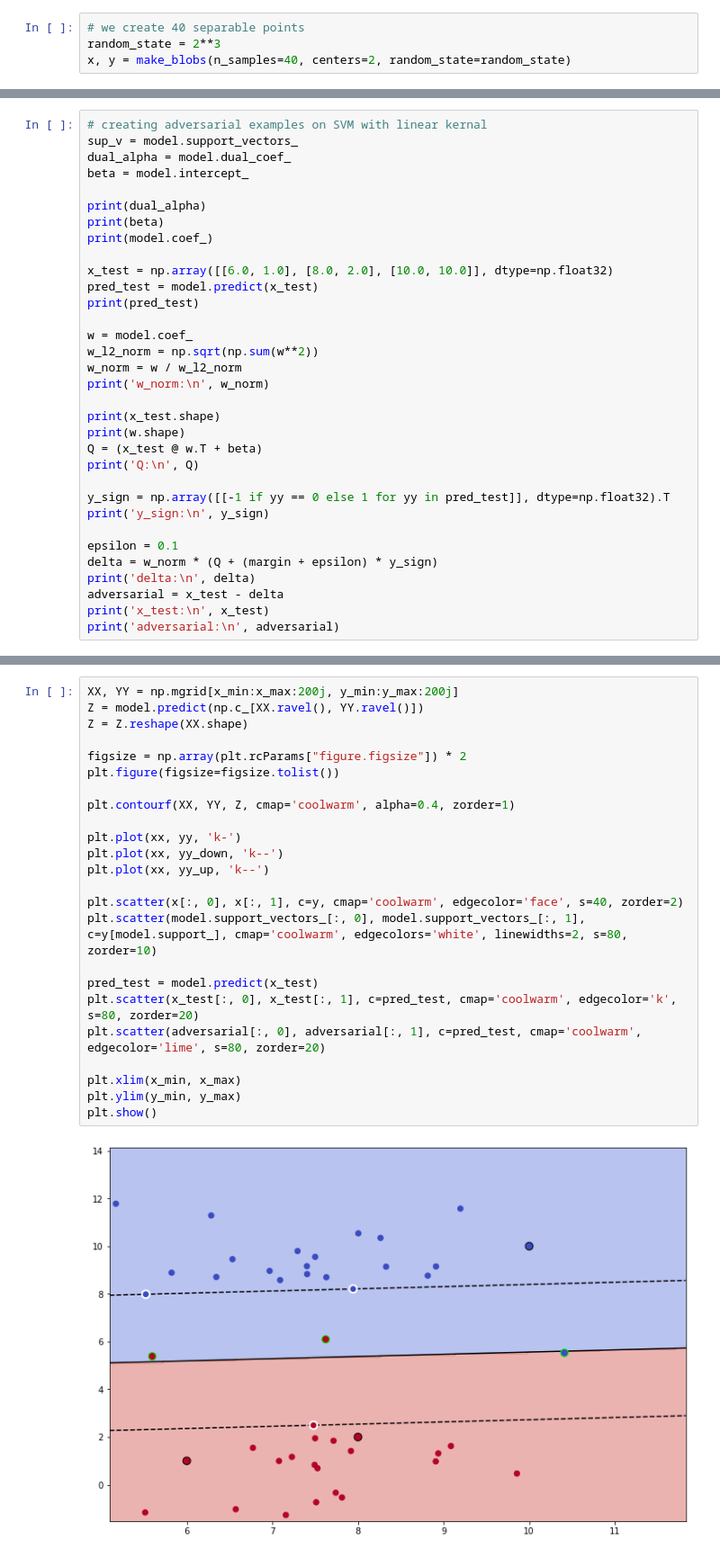
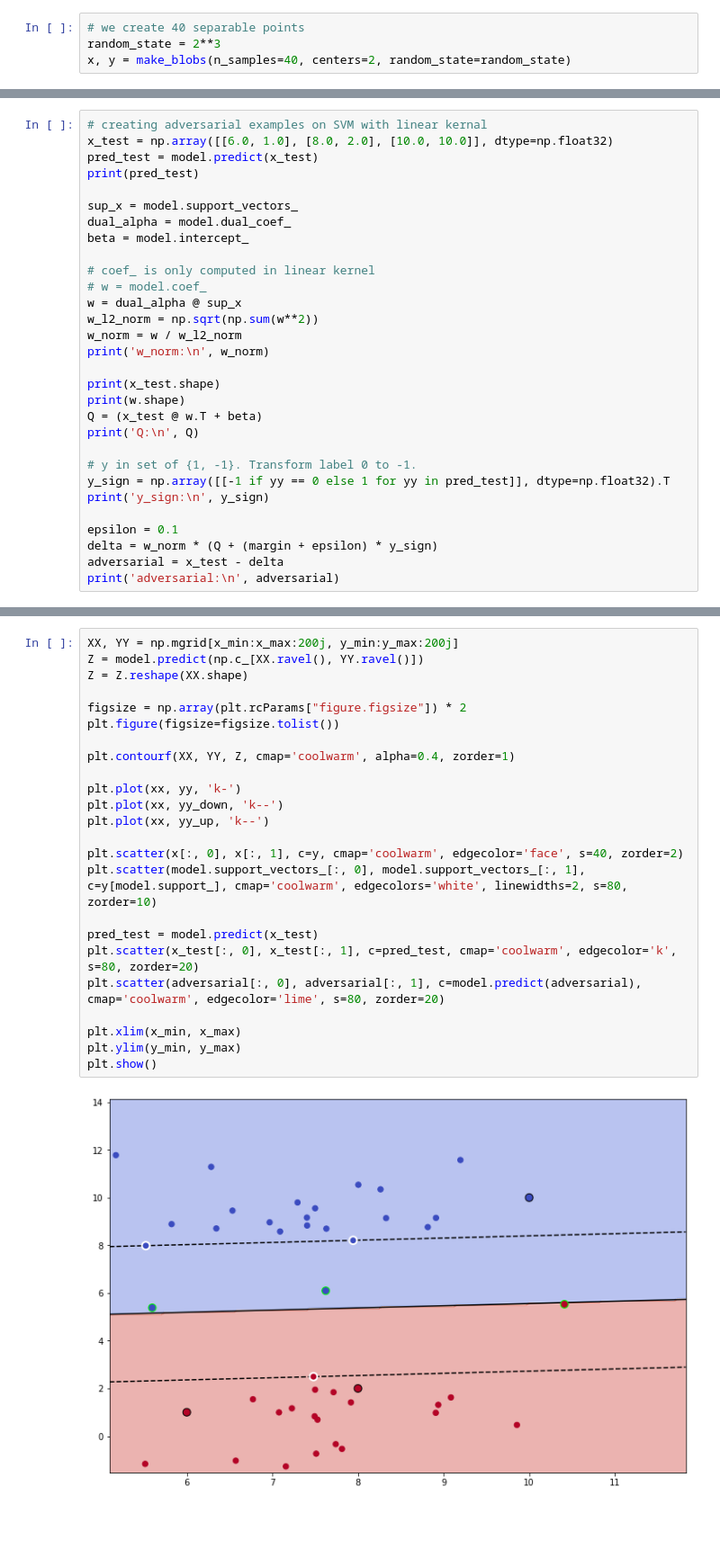
Before and after one commit to changx03/jupyter_tensorflow, a Jupyter notebook: svm_test.ipynb, the cells around one changed output, grey strips where cells are left out. Shown at 90% size. Saved outputs shown, nothing was run; the diff lists cells and outputs as text; blank space fills up the shorter version.

Commit message:
weight is not computed without coef_ in linear kernel

```diff
--- a/svm_test.ipynb
+++ b/svm_test.ipynb
@@ -57,19 +57,17 @@ intercept_ [1.636684]
  5.71639041 5.72902735]
 # %%
 # creating adversarial examples on SVM with linear kernal
-sup_v = model.support_vectors_
-dual_alpha = model.dual_coef_
-beta = model.intercept_
-
-print(dual_alpha)
-print(beta)
-print(model.coef_)
-
 x_test = np.array([[6.0, 1.0], [8.0, 2.0], [10.0, 10.0]], dtype=np.float32)
 pred_test = model.predict(x_test)
 print(pred_test)
 
-w = model.coef_
+sup_x = model.support_vectors_
+dual_alpha = model.dual_coef_
+beta = model.intercept_
+
+# coef_ is only computed in linear kernel
+# w = model.coef_
+w = dual_alpha @ sup_x
 w_l2_norm = np.sqrt(np.sum(w**2))
 w_norm = w / w_l2_norm
 print('w_norm:\n', w_norm)
@@ -79,13 +77,12 @@ print(w.shape)
 Q = (x_test @ w.T + beta)
 print('Q:\n', Q)
 
+# y in set of {1, -1}. Transform label 0 to -1.
 y_sign = np.array([[-1 if yy == 0 else 1 for yy in pred_test]], dtype=np.float32).T
 print('y_sign:\n', y_sign)
 
 epsilon = 0.1
 delta = w_norm * (Q + (margin + epsilon) * y_sign)
-print('delta:\n', delta)
 adversarial = x_test - delta
-print('x_test:\n', x_test)
 print('adversarial:\n', adversarial)
 # %% [output]
@@ -109,26 +106,26 @@ adversarial:
 # %%
 XX, YY = np.mgrid[x_min:x_max:200j, y_min:y_max:200j]
 Z = model.predict(np.c_[XX.ravel(), YY.ravel()])
 Z = Z.reshape(XX.shape)
 
 figsize = np.array(plt.rcParams["figure.figsize"]) * 2
 plt.figure(figsize=figsize.tolist())
 
 plt.contourf(XX, YY, Z, cmap='coolwarm', alpha=0.4, zorder=1)
 
 plt.plot(xx, yy, 'k-')
 plt.plot(xx, yy_down, 'k--')
 plt.plot(xx, yy_up, 'k--')
 
 plt.scatter(x[:, 0], x[:, 1], c=y, cmap='coolwarm', edgecolor='face', s=40, zorder=2)
 plt.scatter(model.support_vectors_[:, 0], model.support_vectors_[:, 1], c=y[model.support_], cmap='coolwarm', edgecolors='white', linewidths=2, s=80, zorder=10)
 
 pred_test = model.predict(x_test)
 plt.scatter(x_test[:, 0], x_test[:, 1], c=pred_test, cmap='coolwarm', edgecolor='k', s=80, zorder=20)
-plt.scatter(adversarial[:, 0], adversarial[:, 1], c=pred_test, cmap='coolwarm', edgecolor='lime', s=80, zorder=20)
+plt.scatter(adversarial[:, 0], adversarial[:, 1], c=model.predict(adversarial), cmap='coolwarm', edgecolor='lime', s=80, zorder=20)
 
 plt.xlim(x_min, x_max)
 plt.ylim(y_min, y_max)
 plt.show()
 # %% [output]
-[figure, old version]
+[figure, new version]
```
Also changed, not shown: parts of 5 cells of this notebook.
